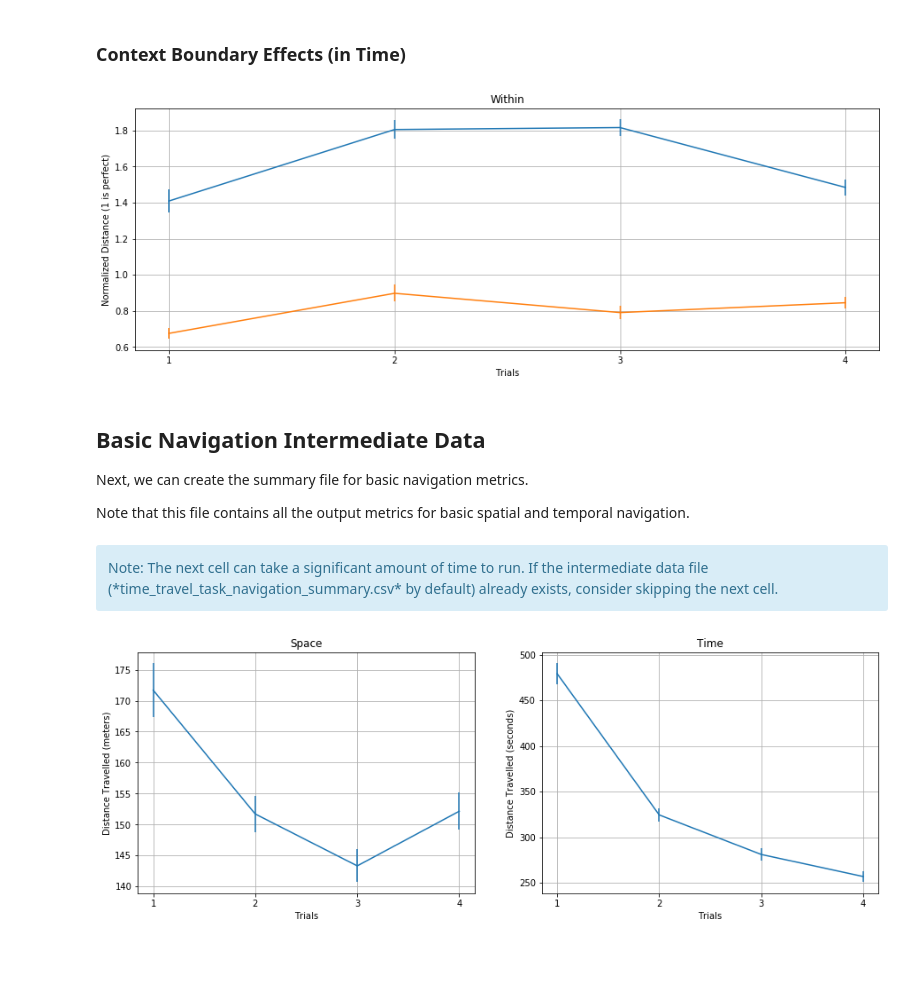
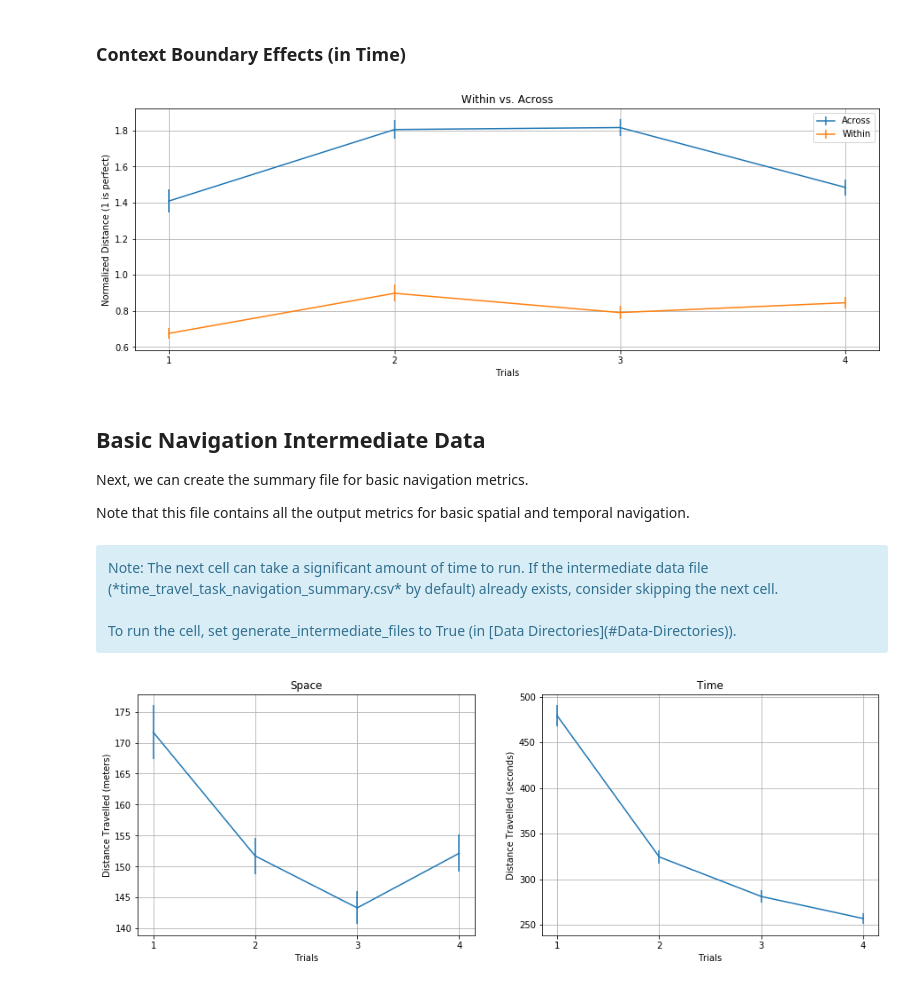
Before and after one commit to rokmetro/msl-iposition-pipeline-fork, a Jupyter notebook: examples/Time_Travel_Task_Analyses.ipynb, the cells around one changed output. Cells and saved outputs as stored; diff of their text form; code cells hidden in the pictures; blank space fills up the shorter version.

```diff
--- a/examples/Time_Travel_Task_Analyses.ipynb
+++ b/examples/Time_Travel_Task_Analyses.ipynb
@@ -70,7 +78,7 @@ test_cogrecon_time_only_filename = 'TimeTravelTask_TimeOnly.csv'
 import numpy as np
 import matplotlib.pyplot as plt
 
-def visualize_columns(data, column_names, titles, ylabels, fig_size=(15, 5), separate_plots=True):
+def visualize_columns(data, column_names, titles, ylabels, fig_size=(15, 5), separate_plots=True, legend_labels=None):
     # Extract the columns of interest
     trial_num = data['trial']
     columns = [data[c_name] for c_name in column_names]
@@ -99,13 +107,17 @@ def visualize_columns(data, column_names, titles, ylabels, fig_size=(15, 5), sep
     else:
         f = plt.figure()
         f.set_size_inches(fig_size)
-        for title, mean, std_err, ylabel in zip(titles, means, std_errs, ylabels):
-            plt.errorbar(trials, mean, std_err)
+        for idx, (title, mean, std_err, ylabel) in enumerate(zip(titles, means, std_errs, ylabels)):
+            label = ''
+            if legend_labels is not None:
+                label = legend_labels[idx]
+            plt.errorbar(trials, mean, std_err, label=label)
             plt.title(title)
             plt.grid(True)
             plt.xlabel('Trials')
             plt.ylabel(ylabel)
             plt.gca().xaxis.set_ticks(trials)
+            plt.legend()
         plt.show()
 # %% [markdown]
 ### Misplacement (in Space and Time) and Events
@@ -138,14 +150,15 @@ visualize_columns(data_space, ['Accurate Misassignment'], ['Space Misassignment'
 # %%
 # Load the data
 data_time = pandas.read_csv(test_summary_filename)
 
 columns = ['context_crossing_dist_exclude_wrong_color_pairs', 'context_noncrossing_dist_exclude_wrong_color_pairs']
-titles = ['Across', 'Within']
+titles = ['', 'Within vs. Across']
+legend_labels = ['Across', 'Within']
 ylabels = ['Normalized Distance (1 is perfect)', 'Normalized Distance (1 is perfect)']
 
-visualize_columns(data_time, columns, titles, ylabels, separate_plots=False)
+visualize_columns(data_time, columns, titles, ylabels, separate_plots=False, legend_labels=legend_labels)
 # %% [output]
-[figure, old version]
+[figure, new version]
 # %% [markdown]
 ## Basic Navigation Intermediate Data
 
@@ -155,5 +168,5 @@ Note that this file contains all the output metrics for basic spatial and tempor
 # %%
 from cogrecon.core.data_flexing.time_travel_task.time_travel_task_analytics import summarize_navigation_data
 # %% [markdown]
-<div class="alert alert-block alert-info">Note: The next cell can take a significant amount of time to run. If the intermediate data file (*time_travel_task_navigation_summary.csv* by default) already exists, consider skipping the next cell.</div>
+<div class="alert alert-block alert-info">Note: The next cell can take a significant amount of time to run. If the intermediate data file (*time_travel_task_navigation_summary.csv* by default) already exists, consider skipping the next cell.<br><br>To run the cell, set generate_intermediate_files to True (in [Data Directories](#Data-Directories)).</div>
 # %%
```
Also changed, not shown: parts of 12 cells of this notebook.
